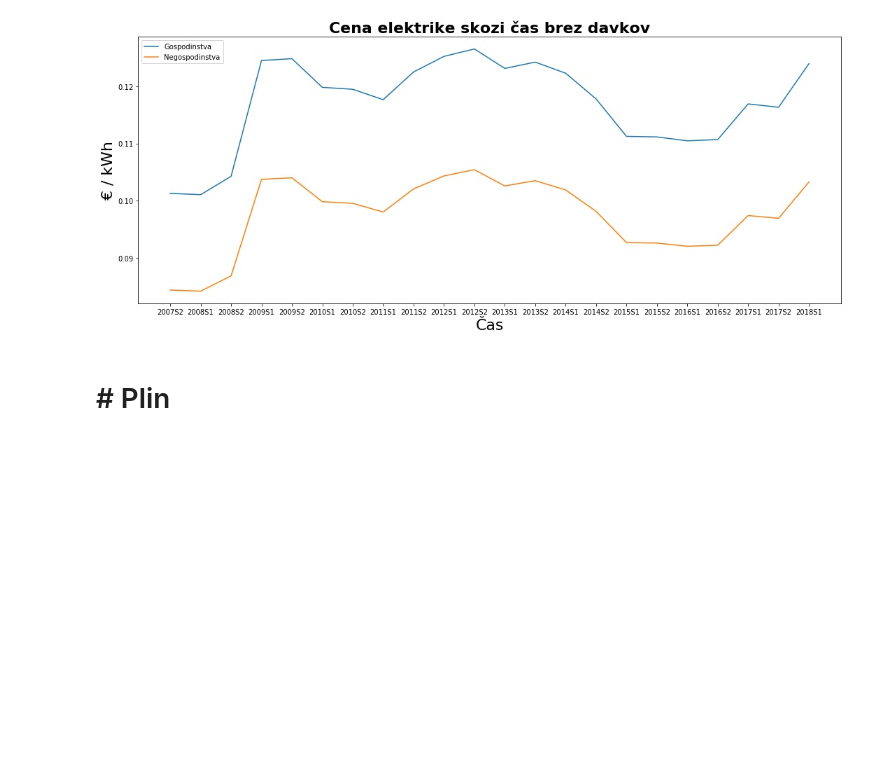
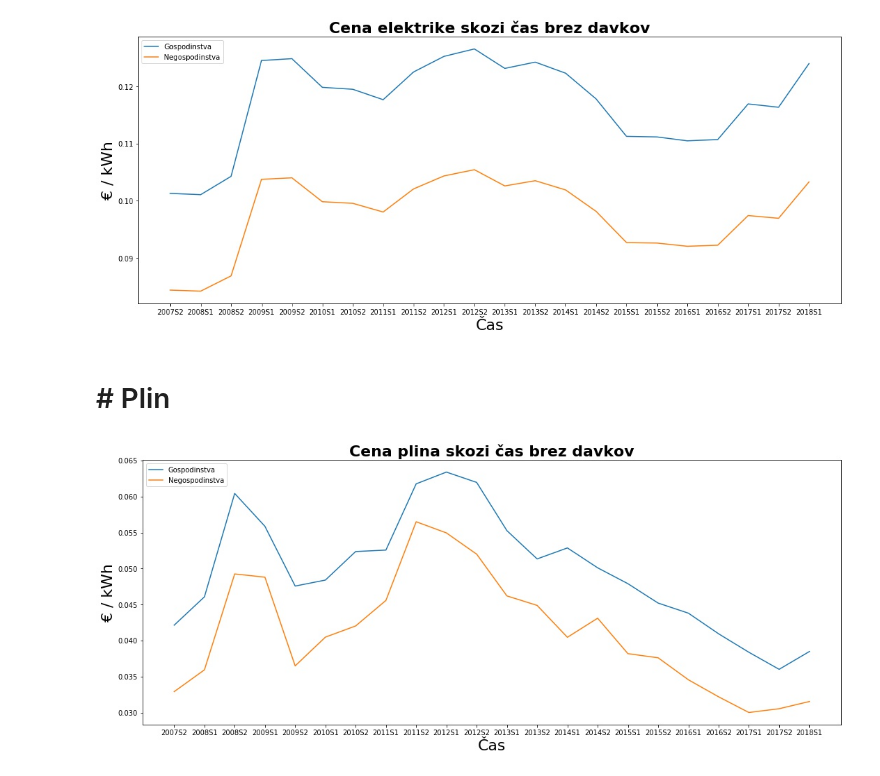
Before and after one commit to vouk95/PR19TVTSKPH, a Jupyter notebook: Cene energijskih virov.ipynb, the cells around one changed output. Saved outputs shown, nothing was run; the diff lists cells and outputs as text; code cells hidden in the pictures; blank space fills up the shorter version.

Commit message:
dodani podatki o cenah plina

```diff
--- a/Cene energijskih virov.ipynb
+++ b/Cene energijskih virov.ipynb
@@ -24,12 +24,12 @@ EleCostForHouseHoldNoTL = EleCostForHouseHoldNoTL[:,0::7]
 time,countT = np.unique(EleCostForHouseHoldNoTL[:,0], return_counts=True)
 
 i = 0
-meanCostForHouseHoldNoTL = np.array([])
+meanEleCostForHouseHoldNoTL = np.array([])
 for t in time:
     m = EleCostForHouseHoldNoTL[EleCostForHouseHoldNoTL[:,0] == np.str(t), 1].astype(np.float)
     mean = np.sum(m)/countT[i]
     i += 1
-    meanCostForHouseHoldNoTL = np.append(meanCostForHouseHoldNoTL, mean)
+    meanEleCostForHouseHoldNoTL = np.append(meanEleCostForHouseHoldNoTL, mean)
 
 EleCostForNotHouseHold = np.loadtxt('Podatki/Cene energijskih virov/Cene elektrike za negospodinstva.csv', dtype=np.str, delimiter=",", skiprows=1, encoding='utf-8')
 EleCostForNotHouseHoldNoTL = EleCostForNotHouseHold[(EleCostForNotHouseHold[:,5] == "Excluding taxes and levies") * (EleCostForNotHouseHold[:,3] != "Band IG : Consumption > 150 000 MWh")]
@@ -37,12 +37,12 @@ EleCostForNotHouseHoldNoTL = EleCostForNotHouseHoldNoTL[:,0::7]
 time,countT = np.unique(EleCostForNotHouseHoldNoTL[:,0], return_counts=True)
 
 i = 0
-meanCostForNotHouseHoldNoTL = np.array([])
+meanEleCostForNotHouseHoldNoTL = np.array([])
 for t in time:
     m = EleCostForHouseHoldNoTL[EleCostForHouseHoldNoTL[:,0] == np.str(t), 1].astype(np.float)
     mean = np.sum(m)/countT[i]
     i += 1
-    meanCostForNotHouseHoldNoTL = np.append(meanCostForNotHouseHoldNoTL, mean)
+    meanEleCostForNotHouseHoldNoTL = np.append(meanEleCostForNotHouseHoldNoTL, mean)
 
 fontL = {'size'   : 22}
 fontT = {'weight' : 'bold',
@@ -51,10 +51,47 @@ plt.figure(figsize=(18,7))
 plt.ylabel('€ / kWh', fontL)
 plt.xlabel('Čas', fontL)
 plt.title('Cena elektrike skozi čas brez davkov', fontT)
-EleCostForHouseHoldNoTL = plt.plot(time, meanCostForHouseHoldNoTL)
-EleCostForNotHouseHoldNoTL = plt.plot(time, meanCostForNotHouseHoldNoTL)
+EleCostForHouseHoldNoTL = plt.plot(time, meanEleCostForHouseHoldNoTL)
+EleCostForNotHouseHoldNoTL = plt.plot(time, meanEleCostForNotHouseHoldNoTL)
 legendForEleCostNoTL = plt.legend(['Gospodinstva', 'Negospodinstva'], loc='upper left')
 # %% [output]
 [figure]
 # %% [markdown]
 # # Plin
+# %%
+nGasCostForHouseHold = np.loadtxt('Podatki/Cene energijskih virov/Cene plina za gospodinstva.csv', dtype=np.str, delimiter=",", skiprows=1, encoding='utf-8')
+nGasCostForHouseHoldNoTL = nGasCostForHouseHold[nGasCostForHouseHold[:,5] == "Excluding taxes and levies"]
+nGasCostForHouseHoldNoTL = nGasCostForHouseHoldNoTL[:,0::7]
+time,countT = np.unique(nGasCostForHouseHoldNoTL[:,0], return_counts=True)
+
+i = 0
+meanGasCostForHouseHoldNoTL = np.array([])
+for t in time:
+    m = nGasCostForHouseHoldNoTL[nGasCostForHouseHoldNoTL[:,0] == np.str(t), 1].astype(np.float)
+    mean = np.sum(m)/countT[i]
+    i += 1
+    meanGasCostForHouseHoldNoTL = np.append(meanGasCostForHouseHoldNoTL, mean)
+
+nGasCostForNotHouseHold = np.loadtxt('Podatki/Cene energijskih virov/Cene plina za negospodinstva.csv', dtype=np.str, delimiter=",", skiprows=1, encoding='utf-8')
+nGasCostForNotHouseHoldNoTL = nGasCostForNotHouseHold[nGasCostForNotHouseHold[:,5] == "Excluding taxes and levies"]
+nGasCostForNotHouseHoldNoTL = nGasCostForNotHouseHoldNoTL[:,0::7]
+nGasCostForNotHouseHoldNoTL = nGasCostForNotHouseHoldNoTL[nGasCostForNotHouseHoldNoTL[:,1] != ":"]
+time,countT = np.unique(nGasCostForNotHouseHoldNoTL[:,0], return_counts=True)
+
+i = 0
+meanGasCostForNotHouseHoldNoTL = np.array([])
+for t in time:
+    m = nGasCostForNotHouseHoldNoTL[nGasCostForNotHouseHoldNoTL[:,0] == np.str(t), 1].astype(np.float)
+    mean = np.sum(m)/countT[i]
+    i += 1
+    meanGasCostForNotHouseHoldNoTL = np.append(meanGasCostForNotHouseHoldNoTL, mean)
+
+plt.figure(figsize=(18,7))
+plt.ylabel('€ / kWh', fontL)
+plt.xlabel('Čas', fontL)
+plt.title('Cena plina skozi čas brez davkov', fontT)
+nGasEleCostForHouseHoldNoTL = plt.plot(time, meanGasCostForHouseHoldNoTL)
+nGasCostForNotHouseHoldNoTL = plt.plot(time, meanGasCostForNotHouseHoldNoTL)
+legendForGasCostNoTL = plt.legend(['Gospodinstva', 'Negospodinstva'], loc='upper left')
+# %% [output]
+[figure, added]
```
Also changed, not shown: parts of 1 cell of this notebook, 1 other file.
